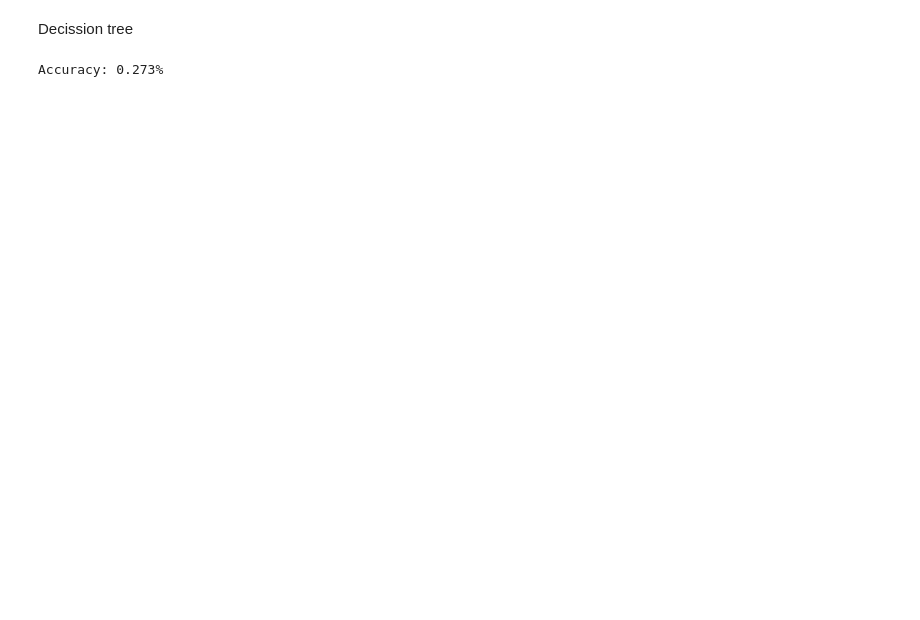
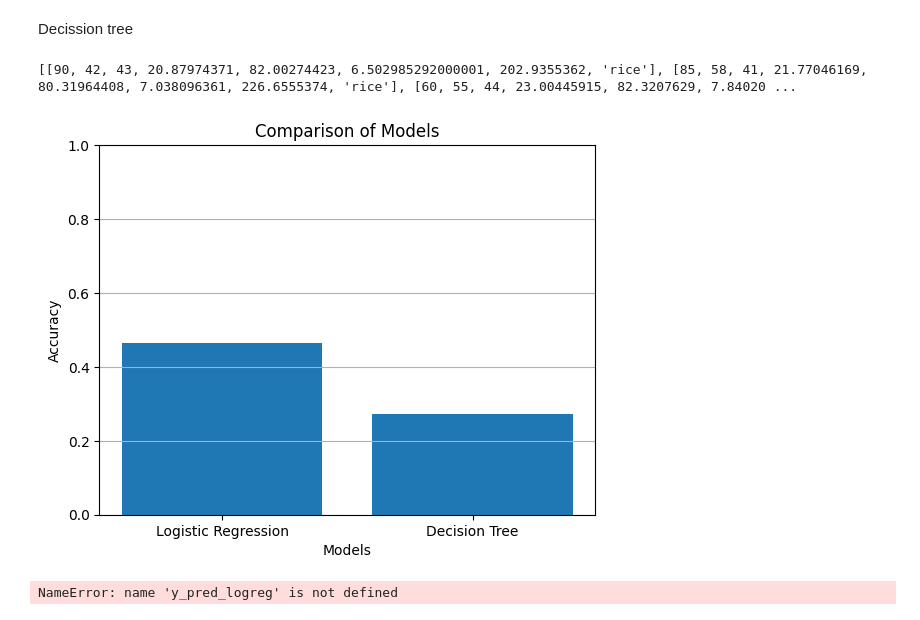
Before and after one commit to szymonszwedzinskiii/DataTemplates, a Jupyter notebook: LogisticRegresionVsDecisionTree.ipynb, the cells around one changed output. Saved outputs shown, nothing was run; the diff lists cells and outputs as text; code cells hidden in the pictures; blank space fills up the shorter version.

```diff
--- a/LogisticRegresionVsDecisionTree.ipynb
+++ b/LogisticRegresionVsDecisionTree.ipynb
@@ -177,12 +180,36 @@ def predict(node, row):
 dataset = df.values.tolist()
 tree = build_tree(dataset[:1000], 5, 10)
 correct =0
+dataset[-1].LabelEncoder().fit_transform(y)
 for row in df.values:
     prediction = predict(tree, row[:-1])
-    #print(f'Actual: {row[-1]}, Predicted: {prediction}')
     if row[-1] == prediction:
         correct += 1
 accuracy = correct / len(df)
 print(f'Accuracy: {round(accuracy,3)}%')
 # %% [output]
-Accuracy: 0.273%
+[[90, 42, 43, 20.87974371, 82.00274423, 6.502985292000001, 202.9355362, 'rice'], [85, 58, 41, 21.77046169, 80.31964408, 7.038096361, 226.6555374, 'rice'], [60, 55, 44, 23.00445915, 82.3207629, 7.84020 ...
+# %%
+models = ['Logistic Regression', 'Decision Tree']
+accuracies = [ cost_history[-1], accuracy]
+plt.bar(models, accuracies)
+plt.xlabel('Models')
+plt.ylabel('Accuracy')
+plt.title('Comparison of Models')
+plt.ylim(0,1)
+plt.grid(axis='y')
+plt.show()
+# %% [output]
+[figure, added]
+# %%
+from sklearn.metrics import ConfusionMatrixDisplay
+
+ConfusionMatrixDisplay.from_predictions(y_test, y_pred_logreg, cmap='Blues', xticks_rotation=45)
+plt.title('Confusion Matrix - Logistic Regression')
+plt.show()
+
+ConfusionMatrixDisplay.from_predictions(y_test, y_pred_tree, cmap='Greens', xticks_rotation=45)
+plt.title('Confusion Matrix - Decision Tree')
+plt.show()
+# %% [output]
+NameError: name 'y_pred_logreg' is not defined
```
Also changed, not shown: parts of 5 cells of this notebook.
